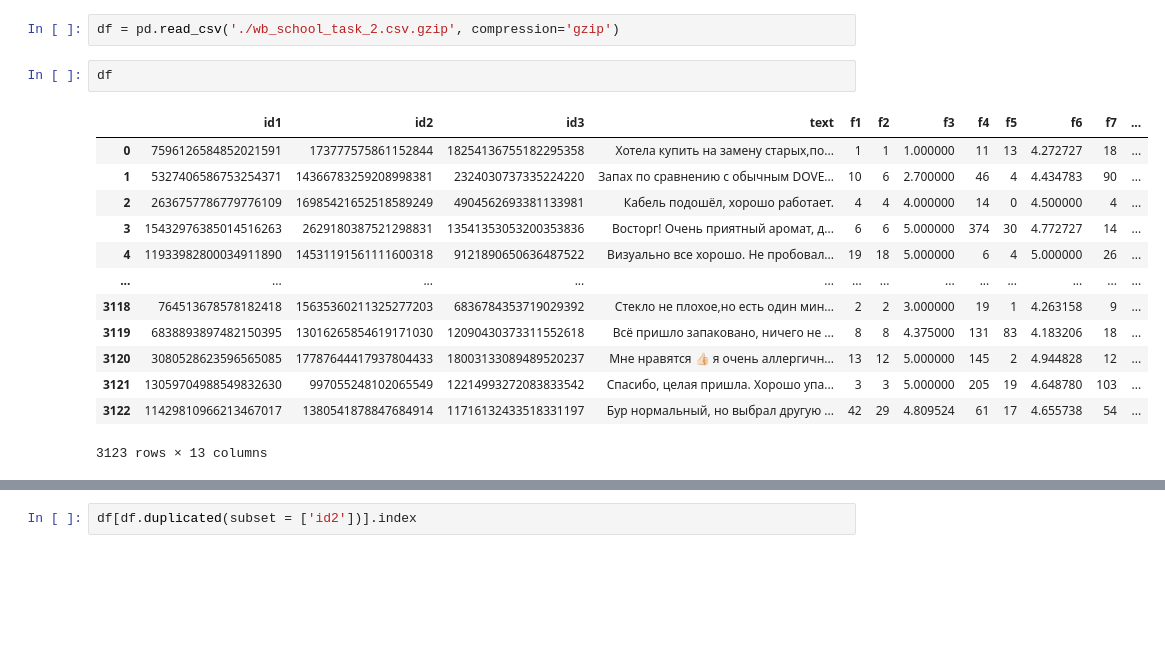
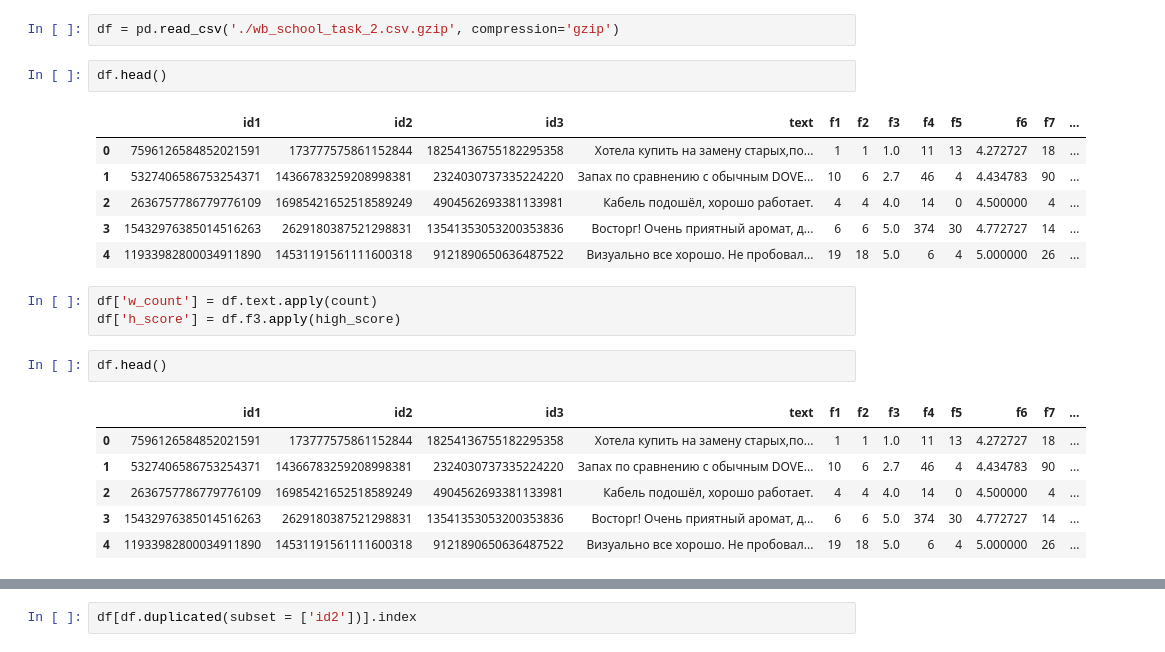
Before and after one commit to AVPankov0/WB_Task2, a Jupyter notebook: WB_Task2_Pankov.ipynb, the cells around one changed output, grey strips where cells are left out. Cells and saved outputs as stored; diff of their text form; blank space fills up the shorter version.

```diff
--- a/WB_Task2_Pankov.ipynb
+++ b/WB_Task2_Pankov.ipynb
@@ -16,18 +25,23 @@ stem = SnowballStemmer('russian')
 # %%
 df = pd.read_csv('./wb_school_task_2.csv.gzip', compression='gzip')
 # %%
-df
+df.head()
 # %% [output]
 |  | id1 | id2 | id3 | text | f1 | f2 | f3 | f4 | f5 | f6 | f7 | ... |
-| 0 | 7596126584852021591 | 173777575861152844 | 18254136755182295358 | Хотела купить на замену старых,по... | 1 | 1 | 1.000000 | 11 | 13 | 4.272727 | 18 | ... |
-| 1 | 5327406586753254371 | 14366783259208998381 | 2324030737335224220 | Запах по сравнению с обычным DOVE... | 10 | 6 | 2.700000 | 46 | 4 | 4.434783 | 90 | ... |
-| 2 | 2636757786779776109 | 16985421652518589249 | 4904562693381133981 | Кабель подошёл, хорошо работает. | 4 | 4 | 4.000000 | 14 | 0 | 4.500000 | 4 | ... |
-| 3 | 15432976385014516263 | 2629180387521298831 | 13541353053200353836 | Восторг! Очень приятный аромат, д... | 6 | 6 | 5.000000 | 374 | 30 | 4.772727 | 14 | ... |
-| 4 | 11933982800034911890 | 14531191561111600318 | 9121890650636487522 | Визуально все хорошо. Не пробовал... | 19 | 18 | 5.000000 | 6 | 4 | 5.000000 | 26 | ... |
-| ... | ... | ... | ... | ... | ... | ... | ... | ... | ... | ... | ... | ... |
-| 3118 | 764513678578182418 | 15635360211325277203 | 6836784353719029392 | Стекло не плохое,но есть один мин... | 2 | 2 | 3.000000 | 19 | 1 | 4.263158 | 9 | ... |
-| 3119 | 6838893897482150395 | 13016265854619171030 | 12090430373311552618 | Всё пришло запаковано, ничего не ... | 8 | 8 | 4.375000 | 131 | 83 | 4.183206 | 18 | ... |
-| 3120 | 3080528623596565085 | 17787644417937804433 | 18003133089489520237 | Мне нравятся 👍🏻 я очень аллергичн... | 13 | 12 | 5.000000 | 145 | 2 | 4.944828 | 12 | ... |
-| 3121 | 13059704988549832630 | 997055248102065549 | 12214993272083833542 | Спасибо, целая пришла. Хорошо упа... | 3 | 3 | 5.000000 | 205 | 19 | 4.648780 | 103 | ... |
-| 3122 | 11429810966213467017 | 1380541878847684914 | 11716132433518331197 | Бур нормальный, но выбрал другую ... | 42 | 29 | 4.809524 | 61 | 17 | 4.655738 | 54 | ... |
+| 0 | 7596126584852021591 | 173777575861152844 | 18254136755182295358 | Хотела купить на замену старых,по... | 1 | 1 | 1.0 | 11 | 13 | 4.272727 | 18 | ... |
+| 1 | 5327406586753254371 | 14366783259208998381 | 2324030737335224220 | Запах по сравнению с обычным DOVE... | 10 | 6 | 2.7 | 46 | 4 | 4.434783 | 90 | ... |
+| 2 | 2636757786779776109 | 16985421652518589249 | 4904562693381133981 | Кабель подошёл, хорошо работает. | 4 | 4 | 4.0 | 14 | 0 | 4.500000 | 4 | ... |
+| 3 | 15432976385014516263 | 2629180387521298831 | 13541353053200353836 | Восторг! Очень приятный аромат, д... | 6 | 6 | 5.0 | 374 | 30 | 4.772727 | 14 | ... |
+| 4 | 11933982800034911890 | 14531191561111600318 | 9121890650636487522 | Визуально все хорошо. Не пробовал... | 19 | 18 | 5.0 | 6 | 4 | 5.000000 | 26 | ... |
-3123 rows × 13 columns
+# %%
+df['w_count'] = df.text.apply(count)
+df['h_score'] = df.f3.apply(high_score)
+# %%
+df.head()
+# %% [output]
+|  | id1 | id2 | id3 | text | f1 | f2 | f3 | f4 | f5 | f6 | f7 | ... |
+| 0 | 7596126584852021591 | 173777575861152844 | 18254136755182295358 | Хотела купить на замену старых,по... | 1 | 1 | 1.0 | 11 | 13 | 4.272727 | 18 | ... |
+| 1 | 5327406586753254371 | 14366783259208998381 | 2324030737335224220 | Запах по сравнению с обычным DOVE... | 10 | 6 | 2.7 | 46 | 4 | 4.434783 | 90 | ... |
+| 2 | 2636757786779776109 | 16985421652518589249 | 4904562693381133981 | Кабель подошёл, хорошо работает. | 4 | 4 | 4.0 | 14 | 0 | 4.500000 | 4 | ... |
+| 3 | 15432976385014516263 | 2629180387521298831 | 13541353053200353836 | Восторг! Очень приятный аромат, д... | 6 | 6 | 5.0 | 374 | 30 | 4.772727 | 14 | ... |
+| 4 | 11933982800034911890 | 14531191561111600318 | 9121890650636487522 | Визуально все хорошо. Не пробовал... | 19 | 18 | 5.0 | 6 | 4 | 5.000000 | 26 | ... |
```
Also changed, not shown: parts of 23 cells of this notebook.
